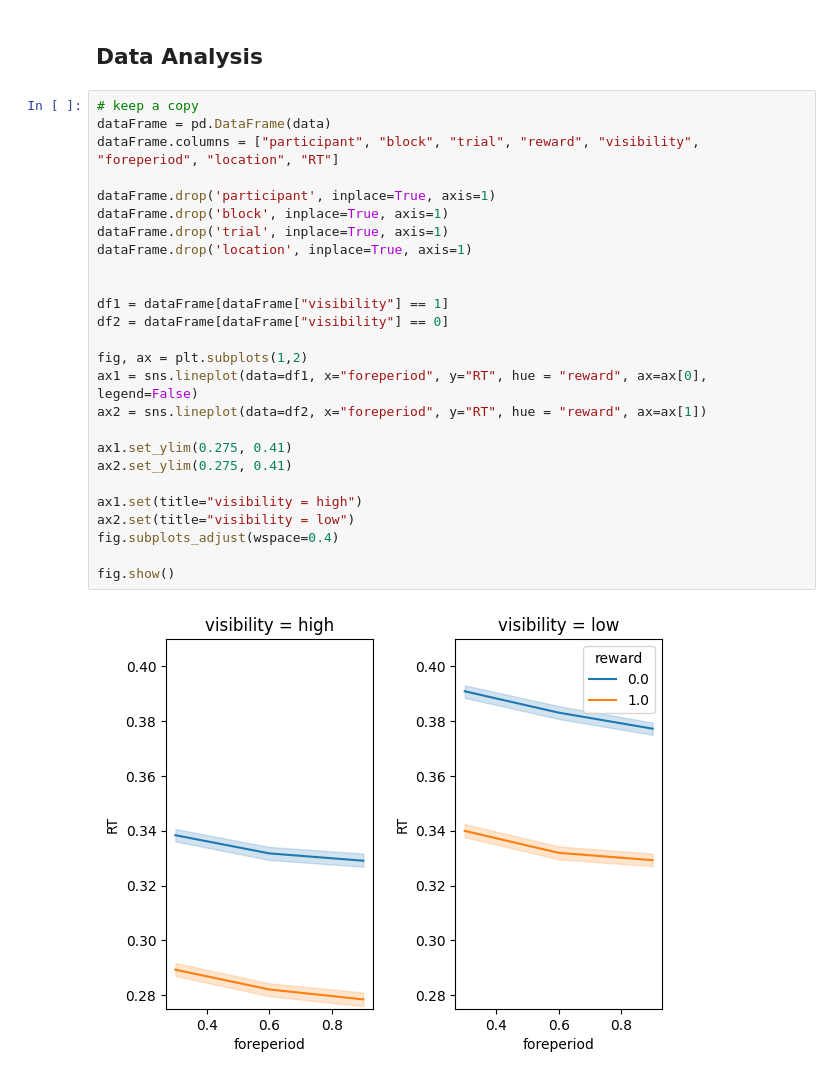
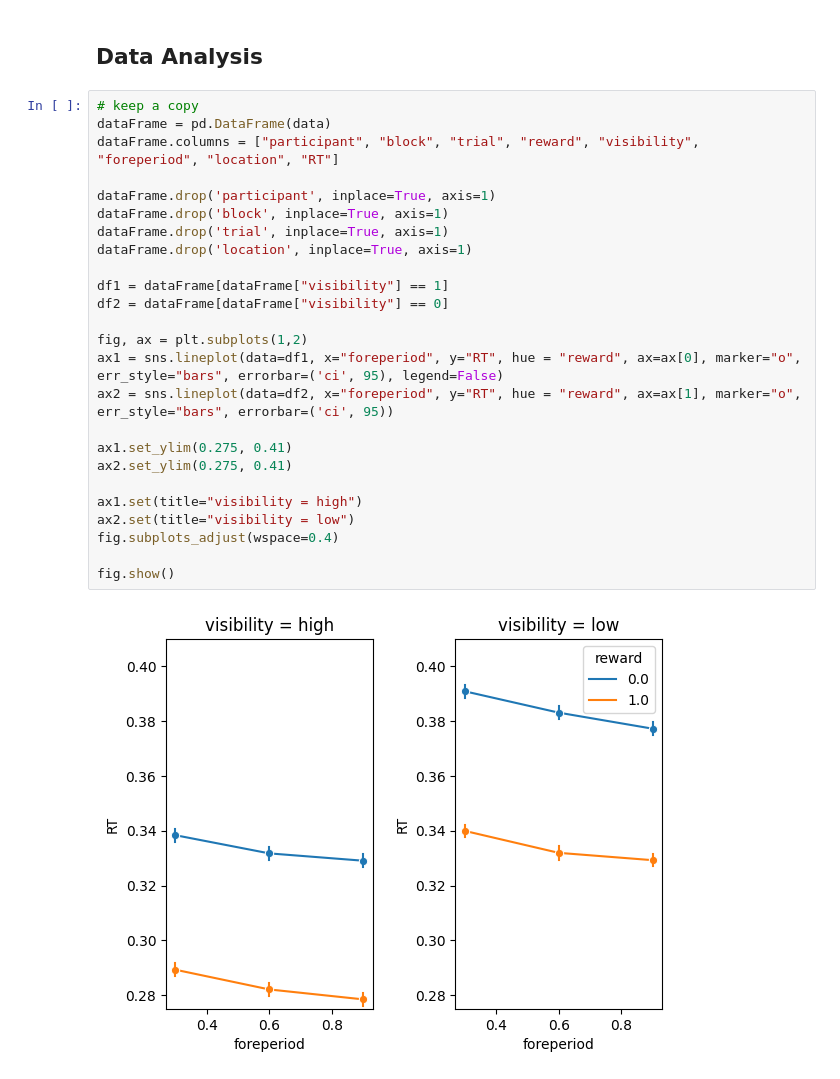
Before and after one commit to oyjuffer/CM-3, a Jupyter notebook: main.ipynb, the cells around one changed output. Cells and saved outputs as stored; diff of their text form.

Commit message:
added error bars

```diff
--- a/main.ipynb
+++ b/main.ipynb
@@ -155,28 +155,27 @@ Participant: 10/10
 # %%
 # keep a copy
 dataFrame = pd.DataFrame(data)
 dataFrame.columns = ["participant", "block", "trial", "reward", "visibility", "foreperiod", "location", "RT"]
 
 dataFrame.drop('participant', inplace=True, axis=1)
 dataFrame.drop('block', inplace=True, axis=1)
 dataFrame.drop('trial', inplace=True, axis=1)
 dataFrame.drop('location', inplace=True, axis=1)
 
-
 df1 = dataFrame[dataFrame["visibility"] == 1]
 df2 = dataFrame[dataFrame["visibility"] == 0]
 
 fig, ax = plt.subplots(1,2)
-ax1 = sns.lineplot(data=df1, x="foreperiod", y="RT", hue = "reward", ax=ax[0], legend=False)
-ax2 = sns.lineplot(data=df2, x="foreperiod", y="RT", hue = "reward", ax=ax[1])
+ax1 = sns.lineplot(data=df1, x="foreperiod", y="RT", hue = "reward", ax=ax[0], marker="o", err_style="bars", errorbar=('ci', 95), legend=False)
+ax2 = sns.lineplot(data=df2, x="foreperiod", y="RT", hue = "reward", ax=ax[1], marker="o", err_style="bars", errorbar=('ci', 95))
 
 ax1.set_ylim(0.275, 0.41)
 ax2.set_ylim(0.275, 0.41)
 
 ax1.set(title="visibility = high")
 ax2.set(title="visibility = low")
 fig.subplots_adjust(wspace=0.4)
 
 fig.show()
 # %% [output]
-[figure, old version]
+[figure, new version]
```
